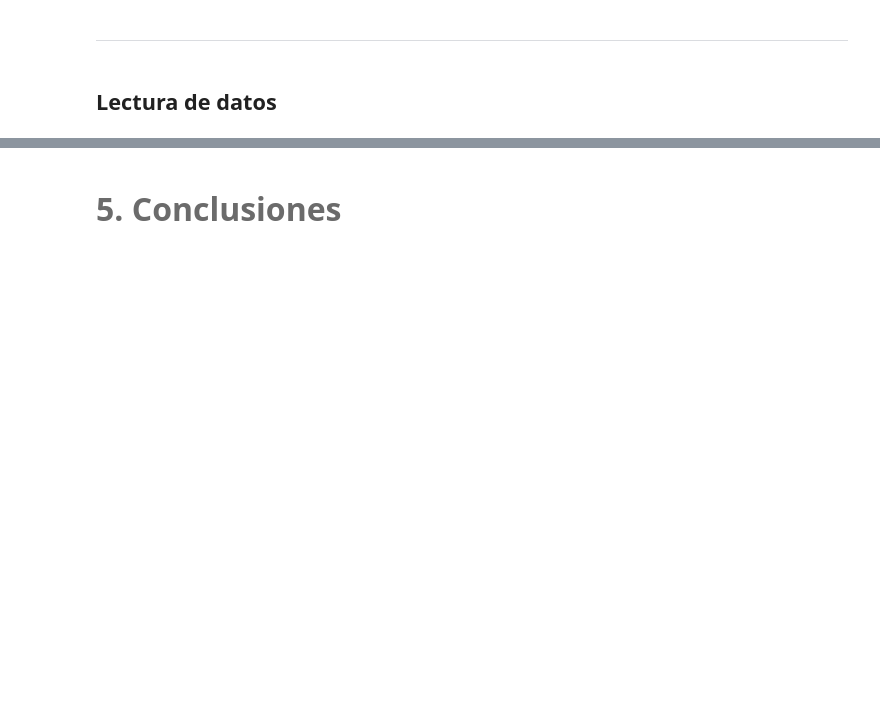
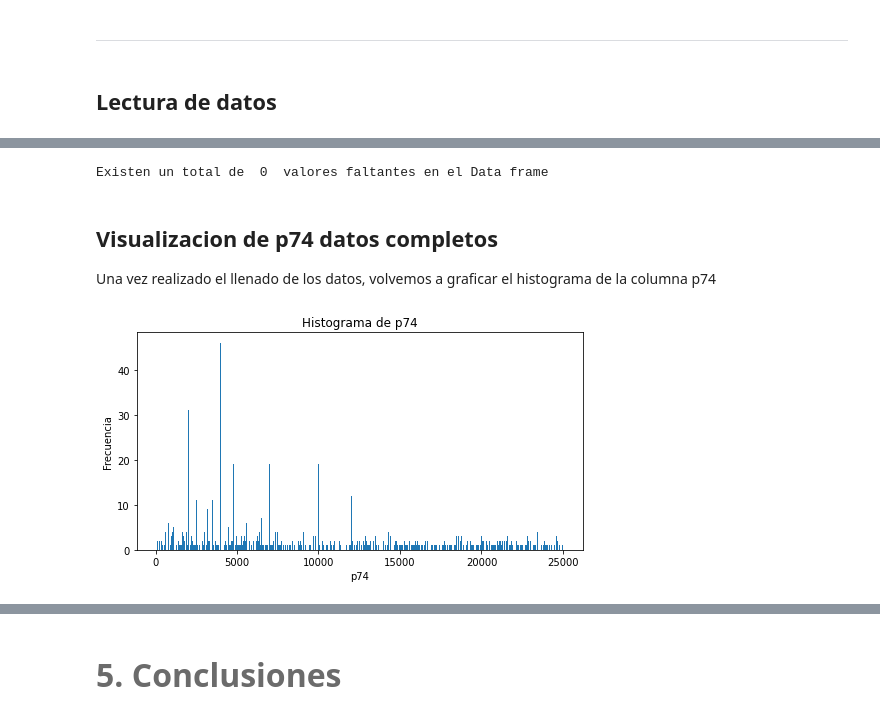
Before and after one commit to renattaGS/PAP-ML-ETICO, a Jupyter notebook: notebook.ipynb, the cells around one changed output, grey strips where cells are left out. Saved outputs shown, nothing was run; the diff lists cells and outputs as text; code cells hidden in the pictures; blank space fills up the shorter version.

```diff
--- a/notebook.ipynb
+++ b/notebook.ipynb
@@ -86,0 +118,15 @@ reporte_profiling(data, 'Reporte_Datos_Techo.html')
+# %%
+data_techo = functions.fill_empty(data_techo, 'p74', 'p3', 'p27')
+missing_tot = (data_techo.isnull().sum()).sum()
+print('Existen un total de ', missing_tot, ' valores faltantes en el Data frame')
+# %% [output]
+Existen un total de  0  valores faltantes en el Data frame
+# %% [markdown]
+## Visualizacion de p74 datos completos
+
+Una vez realizado el llenado de los datos, volvemos a graficar el histograma de la columna p74
+# %%
+visualizations.plot_histogram_discrete(data_techo['p74'].to_numpy(), 'p74', 'Frecuencia',
+                                       'Histograma de p74')
+# %% [output]
+[figure, added]
```
Also changed, not shown: parts of 14 cells of this notebook, 5 other files.
